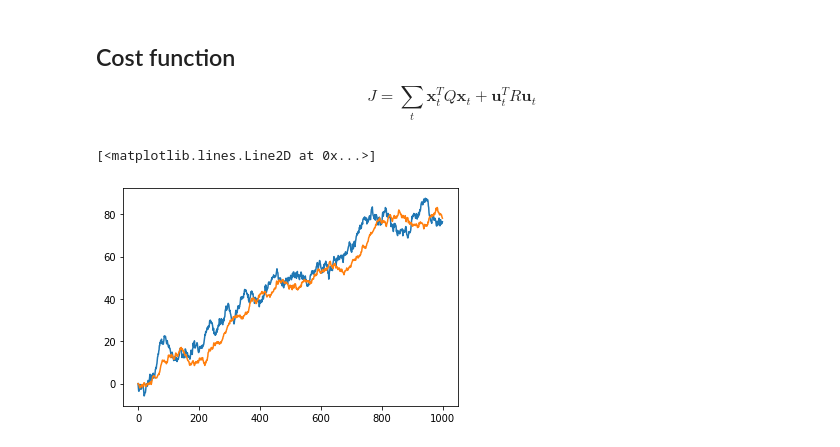
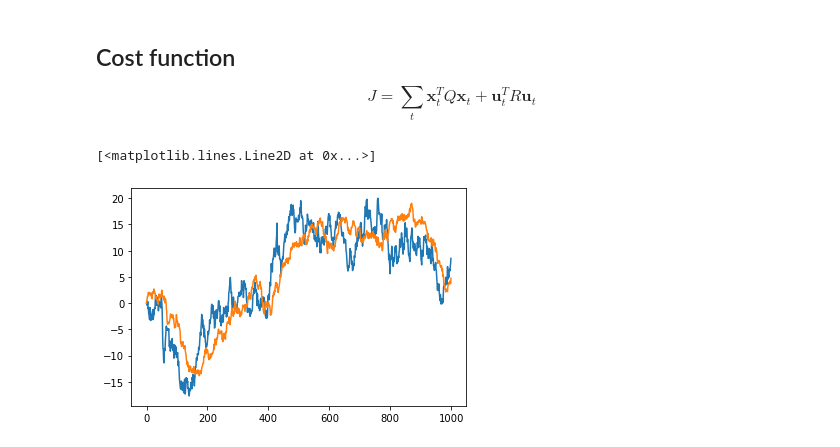
Before and after one commit to RothkopfLab/lqg, a Jupyter notebook: notebooks/03-CCN.ipynb, the cells around one changed output. Drawn from its saved outputs; the diff is of its cells as text; code cells hidden in the pictures.

```diff
--- a/notebooks/03-CCN.ipynb
+++ b/notebooks/03-CCN.ipynb
@@ -45,14 +49,12 @@ Q = jnp.array([[1., -1.],
 
 R = jnp.eye(1) * action_cost
 # %%
-from lqg.model import LQG
-
 lqg = LQG(A, B, C, V, W, Q, R)
 
-x = lqg.simulate(random.PRNGKey(0), x0=jnp.zeros(2), T=1000)
+x = lqg.simulate(random.PRNGKey(0), x0=jnp.zeros(2), n=100, T=1000)
 
 plt.plot(x[:, 0, 0])
 plt.plot(x[:, 0, 1])
 # %% [output]
 [<matplotlib.lines.Line2D at 0x...>]
-[figure, old version]
+[figure, new version]
```
Also changed, not shown: parts of 3 cells of this notebook, 1 other file.
